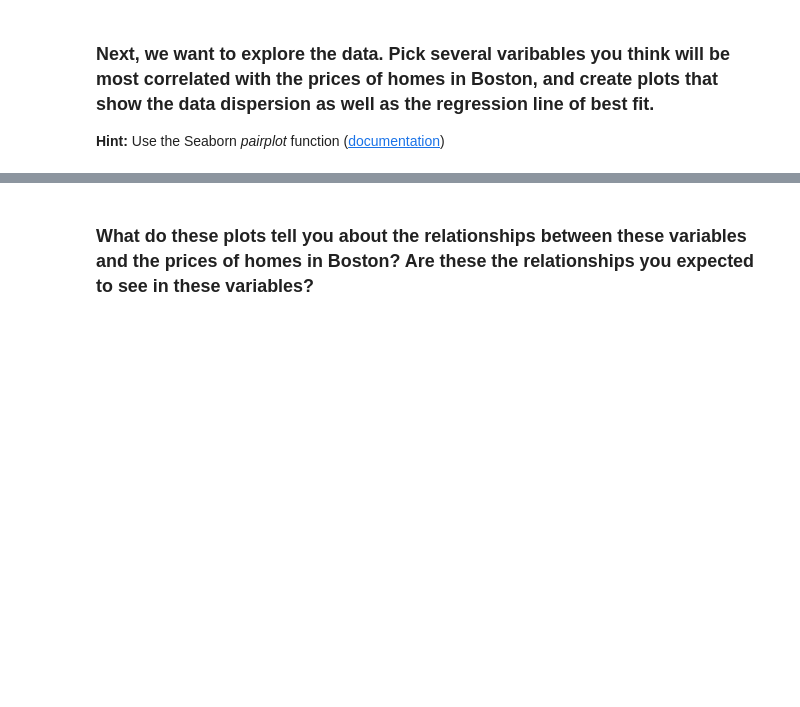
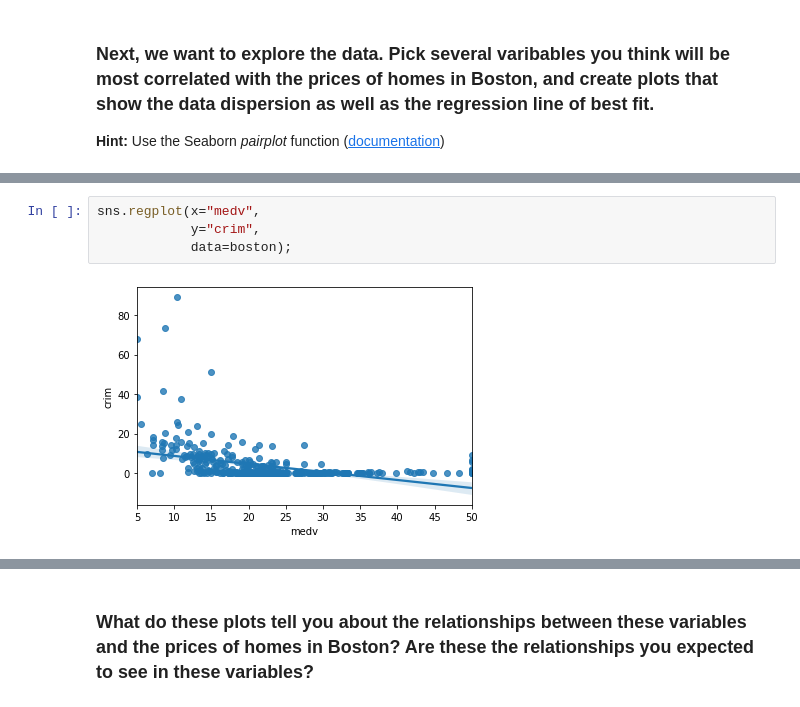
Before and after one commit to ta-data-remote/lab-problems-with-ML, a Jupyter notebook: your-code/lab_boston_housing.ipynb, the cells around one changed output, grey strips where cells are left out. Drawn from its saved outputs; the diff is of its cells as text; blank space fills up the shorter version.

```diff
--- a/your-code/lab_boston_housing.ipynb
+++ b/your-code/lab_boston_housing.ipynb
@@ -34,0 +47,6 @@ import matplotlib.pyplot as plt
+# %%
+sns.regplot(x="medv",
+            y="crim",
+            data=boston);
+# %% [output]
+[figure, added]
```
Also changed, not shown: parts of 29 cells of this notebook, 1 other file.
